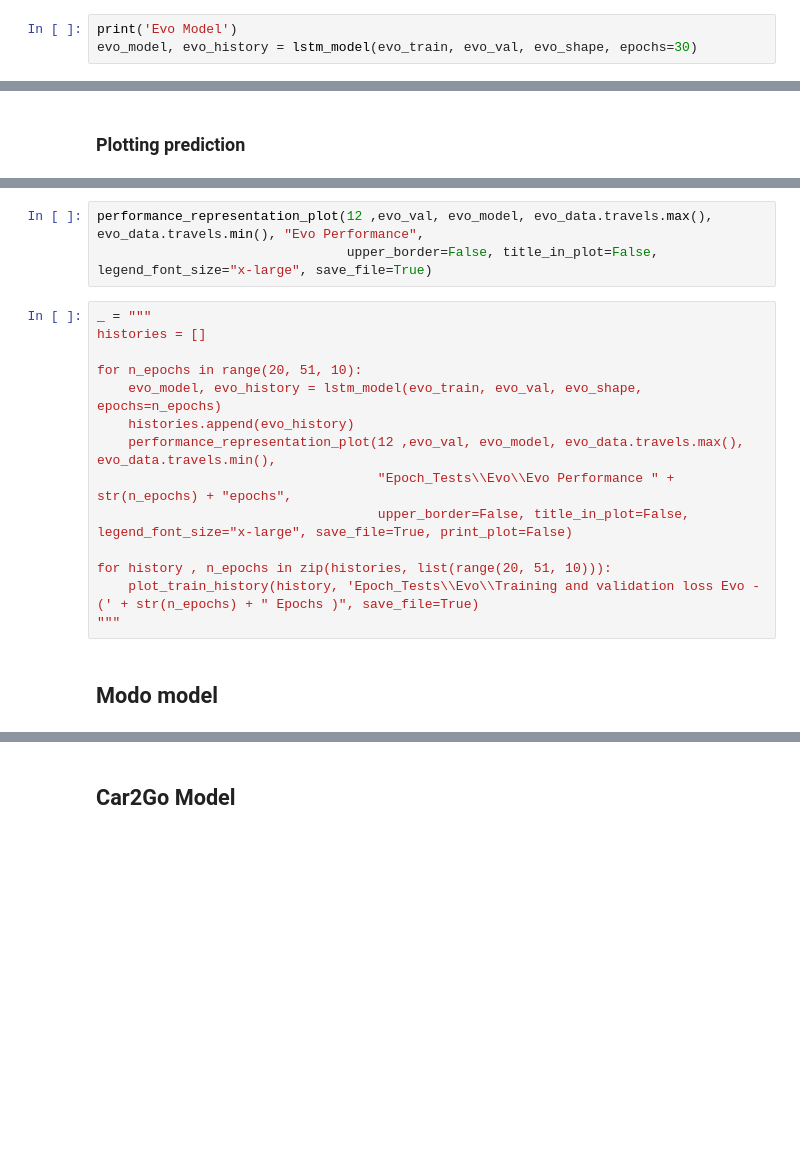
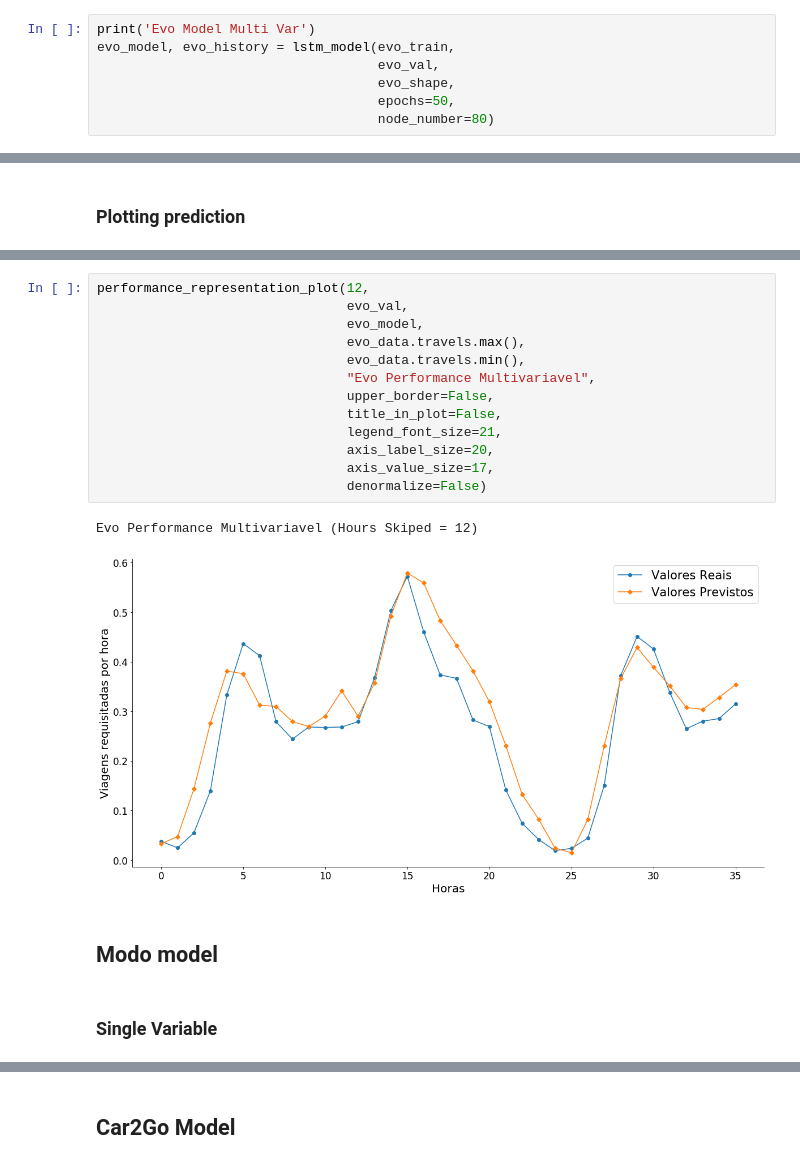
Before and after one commit to netlabufjf/timeseries-forecast, a Jupyter notebook: LSTMAnalysis.ipynb, the cells around one changed output, grey strips where cells are left out. Saved outputs shown, nothing was run; the diff lists cells and outputs as text; blank space fills up the shorter version.

```diff
--- a/LSTMAnalysis.ipynb
+++ b/LSTMAnalysis.ipynb
@@ -216,3 +376,7 @@ Next, will be generated the model for each dataset
 # %%
-print('Evo Model')
-evo_model, evo_history = lstm_model(evo_train, evo_val, evo_shape, epochs=30)
+print('Evo Model Multi Var')
+evo_model, evo_history = lstm_model(evo_train,
+                                    evo_val,
+                                    evo_shape,
+                                    epochs=50,
+                                    node_number=80)
@@ -227,19 +420,20 @@ for x, y in evo_val.take(1):
 # %%
-performance_representation_plot(12 ,evo_val, evo_model, evo_data.travels.max(), evo_data.travels.min(), "Evo Performance",
-                                upper_border=False, title_in_plot=False, legend_font_size="x-large", save_file=True)
+performance_representation_plot(12,
+                                evo_val,
+                                evo_model,
+                                evo_data.travels.max(),
+                                evo_data.travels.min(),
+                                "Evo Performance Multivariavel",
+                                upper_border=False,
+                                title_in_plot=False,
+                                legend_font_size=21,
+                                axis_label_size=20,
+                                axis_value_size=17,
+                                denormalize=False)
+# %% [output]
+Evo Performance Multivariavel (Hours Skiped = 12)
+[figure, added]
-# %%
-_ = """
-histories = []
-
-for n_epochs in range(20, 51, 10):
-    evo_model, evo_history = lstm_model(evo_train, evo_val, evo_shape, epochs=n_epochs)
-    histories.append(evo_history)
-    performance_representation_plot(12 ,evo_val, evo_model, evo_data.travels.max(), evo_data.travels.min(),
-                                    "Epoch_Tests\\Evo\\Evo Performance " + str(n_epochs) + "epochs",
-                                    upper_border=False, title_in_plot=False, legend_font_size="x-large", save_file=True, print_plot=False)
-
-for history , n_epochs in zip(histories, list(range(20, 51, 10))):
-    plot_train_history(history, 'Epoch_Tests\\Evo\\Training and validation loss Evo - (' + str(n_epochs) + " Epochs )", save_file=True)
-"""
 # %% [markdown]
 ## Modo model
+# %% [markdown]
+### Single Variable
```
Also changed, not shown: parts of 46 cells of this notebook, 26 other files.
